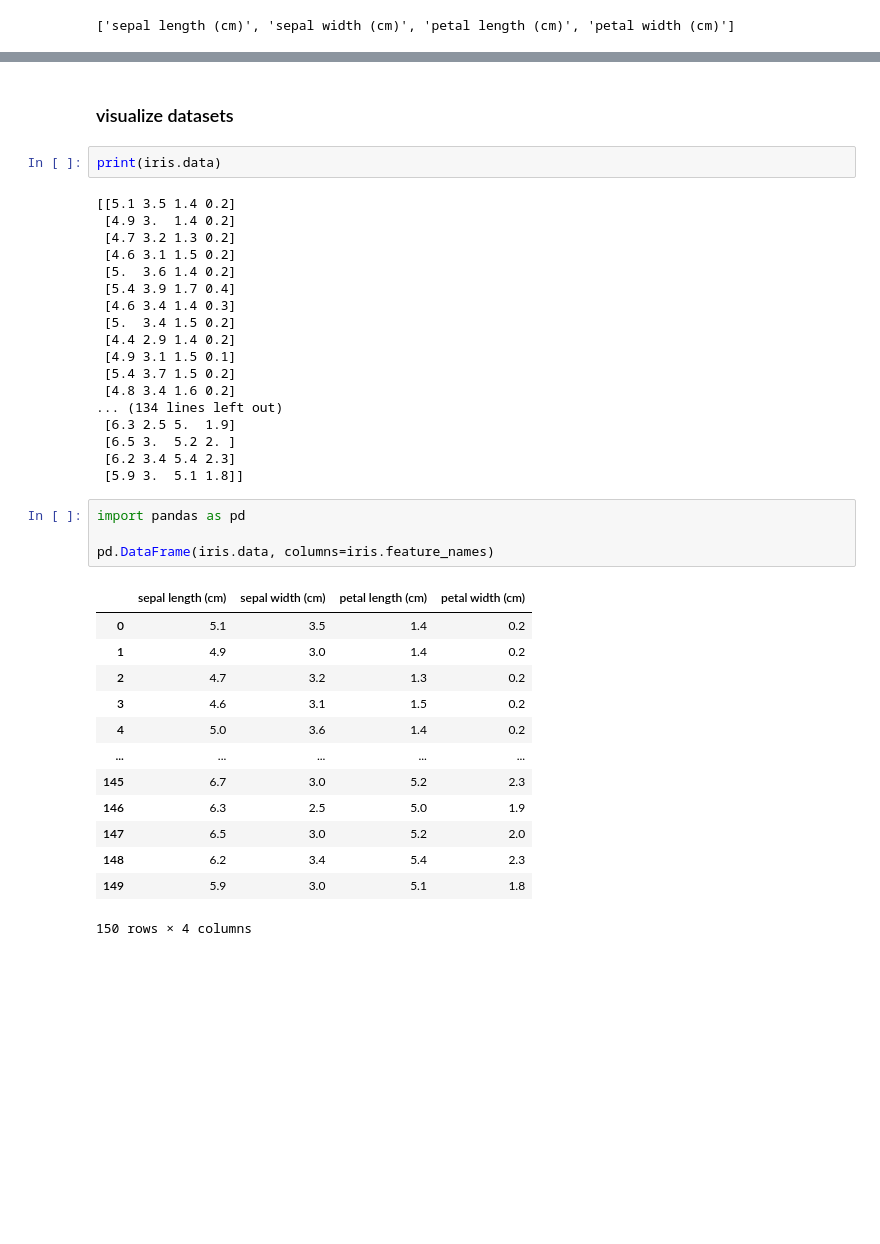
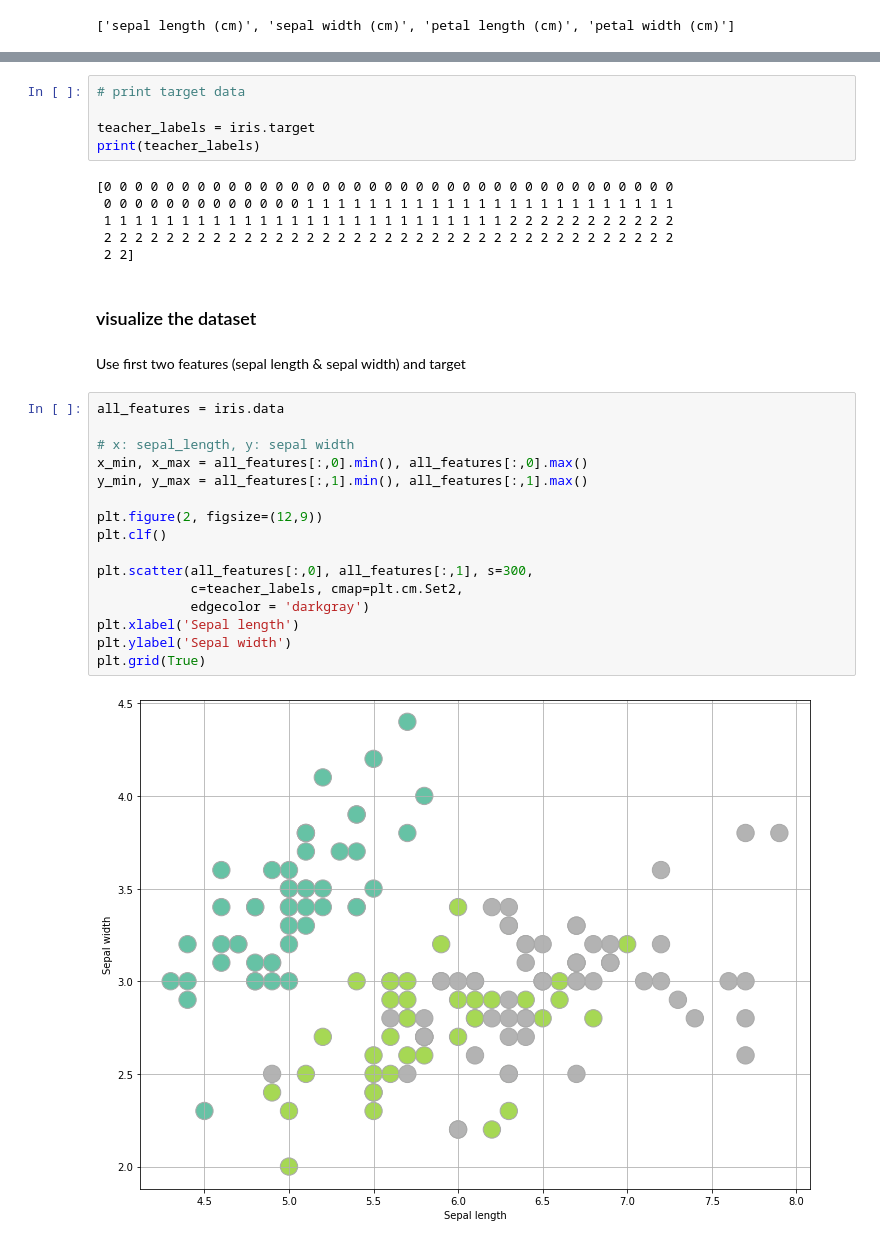
Before and after one commit to nobobobo/ml-handson, a Jupyter notebook: categorize_iris.ipynb, the cells around one changed output, grey strips where cells are left out. Saved outputs shown, nothing was run; the diff lists cells and outputs as text; blank space fills up the shorter version.

```diff
--- a/categorize_iris.ipynb
+++ b/categorize_iris.ipynb
@@ -33,40 +94,33 @@ print(iris.feature_names)
+# %%
+# print target data
+
+teacher_labels = iris.target
+print(teacher_labels)
+# %% [output]
+[0 0 0 0 0 0 0 0 0 0 0 0 0 0 0 0 0 0 0 0 0 0 0 0 0 0 0 0 0 0 0 0 0 0 0 0 0
+ 0 0 0 0 0 0 0 0 0 0 0 0 0 1 1 1 1 1 1 1 1 1 1 1 1 1 1 1 1 1 1 1 1 1 1 1 1
+ 1 1 1 1 1 1 1 1 1 1 1 1 1 1 1 1 1 1 1 1 1 1 1 1 1 1 2 2 2 2 2 2 2 2 2 2 2
+ 2 2 2 2 2 2 2 2 2 2 2 2 2 2 2 2 2 2 2 2 2 2 2 2 2 2 2 2 2 2 2 2 2 2 2 2 2
+ 2 2]
 # %% [markdown]
-### visualize datasets
+### visualize the dataset
-# %%
-print(iris.data)
-# %% [output]
-[[5.1 3.5 1.4 0.2]
- [4.9 3.  1.4 0.2]
- [4.7 3.2 1.3 0.2]
- [4.6 3.1 1.5 0.2]
- [5.  3.6 1.4 0.2]
- [5.4 3.9 1.7 0.4]
- [4.6 3.4 1.4 0.3]
- [5.  3.4 1.5 0.2]
- [4.4 2.9 1.4 0.2]
- [4.9 3.1 1.5 0.1]
- [5.4 3.7 1.5 0.2]
- [4.8 3.4 1.6 0.2]
-... (134 lines left out)
- [6.3 2.5 5.  1.9]
- [6.5 3.  5.2 2. ]
- [6.2 3.4 5.4 2.3]
- [5.9 3.  5.1 1.8]]
-# %%
-import pandas as pd
-
-pd.DataFrame(iris.data, columns=iris.feature_names)
-# %% [output]
-|  | sepal length (cm) | sepal width (cm) | petal length (cm) | petal width (cm) |
-| 0 | 5.1 | 3.5 | 1.4 | 0.2 |
-| 1 | 4.9 | 3.0 | 1.4 | 0.2 |
-| 2 | 4.7 | 3.2 | 1.3 | 0.2 |
-| 3 | 4.6 | 3.1 | 1.5 | 0.2 |
-| 4 | 5.0 | 3.6 | 1.4 | 0.2 |
-| ... | ... | ... | ... | ... |
-| 145 | 6.7 | 3.0 | 5.2 | 2.3 |
-| 146 | 6.3 | 2.5 | 5.0 | 1.9 |
-| 147 | 6.5 | 3.0 | 5.2 | 2.0 |
-| 148 | 6.2 | 3.4 | 5.4 | 2.3 |
-| 149 | 5.9 | 3.0 | 5.1 | 1.8 |
-150 rows × 4 columns
+# %% [markdown]
+Use first two features (sepal length & sepal width) and target
+# %%
+all_features = iris.data
+
+# x: sepal_length, y: sepal width
+x_min, x_max = all_features[:,0].min(), all_features[:,0].max()
+y_min, y_max = all_features[:,1].min(), all_features[:,1].max()
+
+plt.figure(2, figsize=(12,9))
+plt.clf()
+
+plt.scatter(all_features[:,0], all_features[:,1], s=300,
+            c=teacher_labels, cmap=plt.cm.Set2,
+            edgecolor = 'darkgray')
+plt.xlabel('Sepal length')
+plt.ylabel('Sepal width')
+plt.grid(True)
+# %% [output]
+[figure, added]
```
Also changed, not shown: parts of 8 cells of this notebook.
